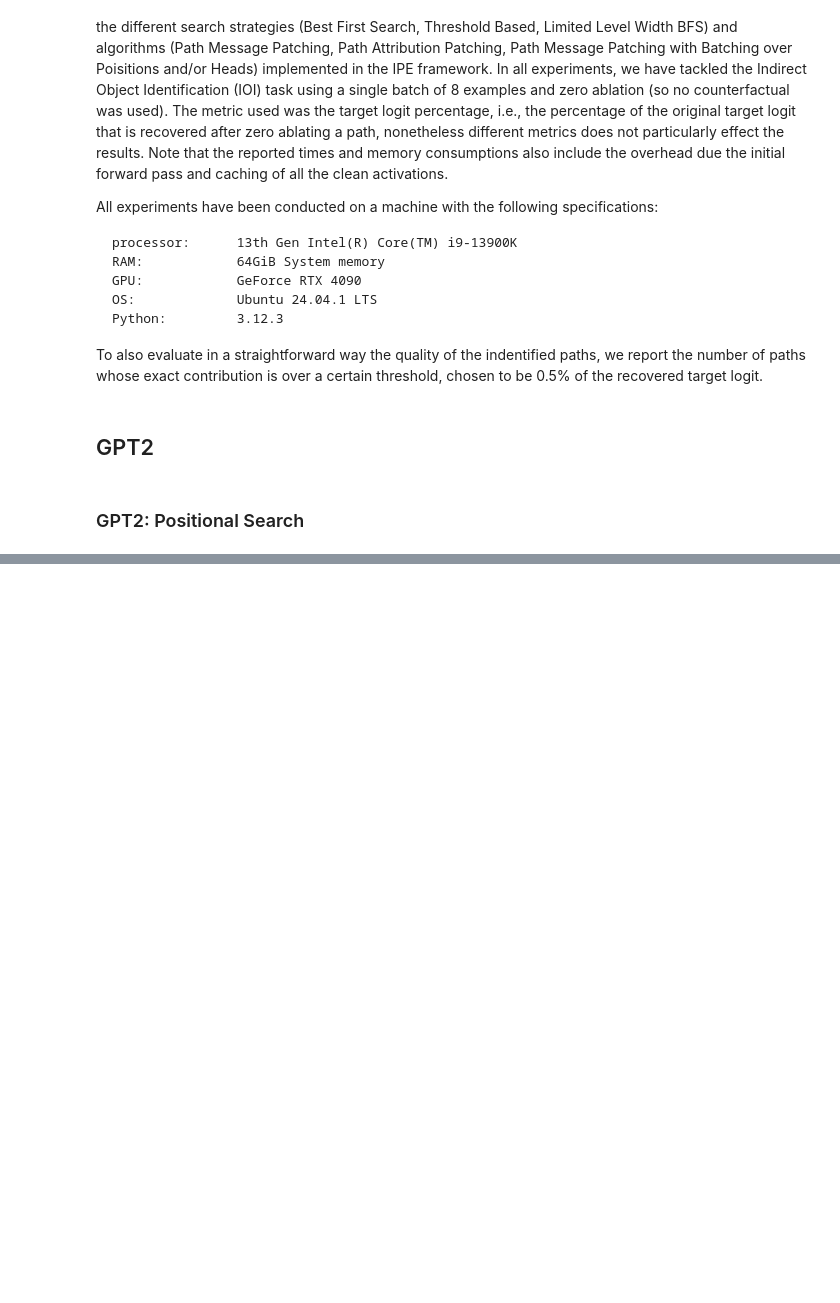
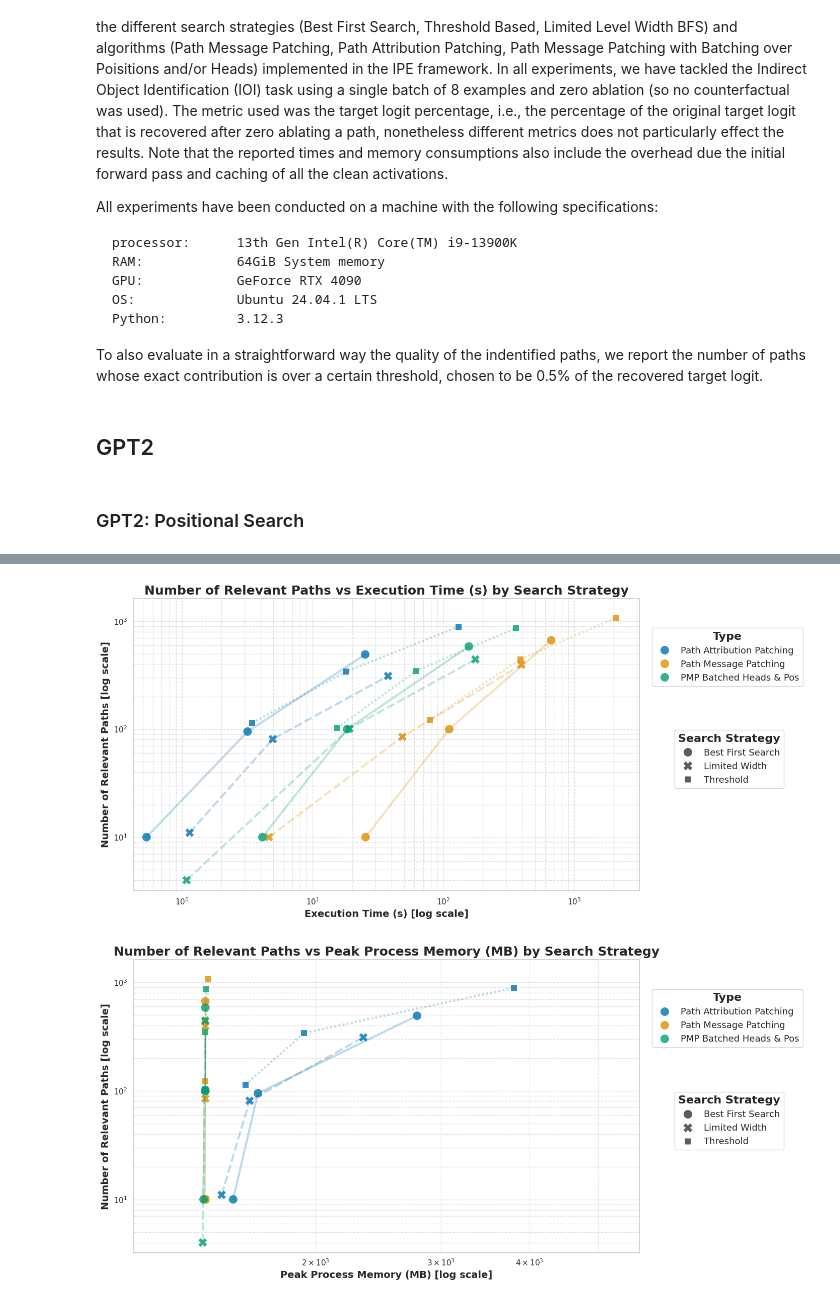
Before and after one commit to andreac01/IPE-LatentCircuitIdentification, a Jupyter notebook: experiments/resource_consumption/result_visualization.ipynb, the cells around one changed output, grey strips where cells are left out. Drawn from its saved outputs; the diff is of its cells as text; code cells hidden in the pictures; blank space fills up the shorter version.

```diff
--- a/experiments/resource_consumption/result_visualization.ipynb
+++ b/experiments/resource_consumption/result_visualization.ipynb
@@ -67,0 +70,8 @@ plot_search_strategy_results(
+# %%
+import pandas as pd
+from IPython.display import display
+
+filepath = "./results/gpt2/ioi_non_positional_bs8_len15.csv" # Example file, to be tested more
+
+df = pd.read_csv(filepath)
+display(df)
@@ -67,0 +96,21 @@ plot_search_strategy_results(
+# %%
+from plot import plot_search_strategy_results
+
+# Example 1: Plot vs. Execution Time (default) with labels
+plot_search_strategy_results(
+    df.copy(),
+    x_axis_col='execution_time_s',
+    show_labels=False,
+    save_path="plot_vs_time_with_labels.png"
+)
+
+# Example 2: Plot vs. Memory Consumption, without labels
+plot_search_strategy_results(
+    df.copy(),
+    x_axis_col='peak_process_memory_mb',
+    show_labels=False,
+    save_path="plot_vs_memory_no_labels.png"
+)
+# %% [output]
+[figure, added]
+[figure, added]
```
Also changed, not shown: parts of 4 cells of this notebook, 3 other files.
